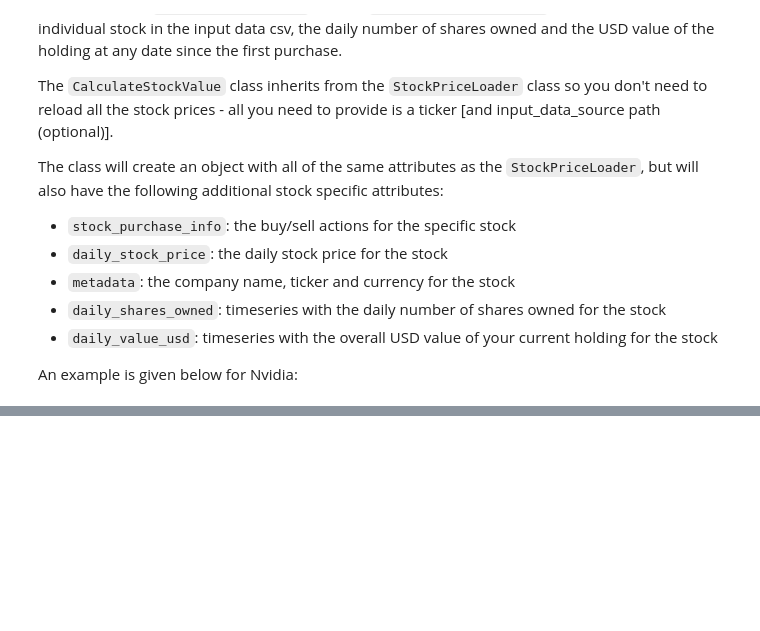
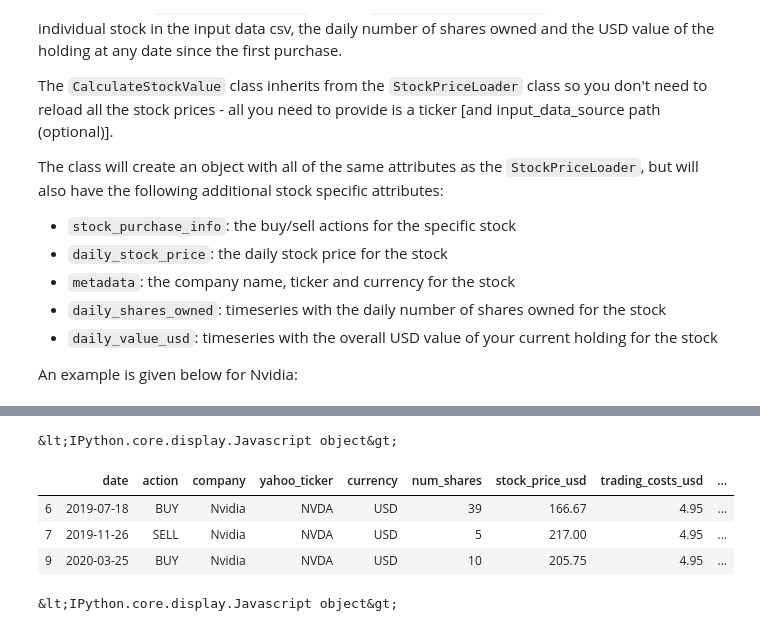
Before and after one commit to julian-west/python_portfolio_tracker, a Jupyter notebook: tutorials/loading_portfolio_data.ipynb, the cells around one changed output, grey strips where cells are left out. Drawn from its saved outputs; the diff is of its cells as text; code cells hidden in the pictures; blank space fills up the shorter version.

```diff
--- a/tutorials/loading_portfolio_data.ipynb
+++ b/tutorials/loading_portfolio_data.ipynb
@@ -223,0 +187,15 @@ combined_daily_value
+# %%
+# default data source is '../data/raw/purchase_info.csv'
+pf = Portfolio()
+# %% [output]
+&lt;IPython.core.display.Javascript object&gt;
+# %%
+# you can access individual stock info using the 'stock_objects' attribute
+#example: access 'NVDA' purchase info as also demonstrated above
+pf.stock_objects['NVDA'].stock_purchase_info
+# %% [output]
+|  | date | action | company | yahoo_ticker | currency | num_shares | stock_price_usd | trading_costs_usd | ... |
+| 6 | 2019-07-18 | BUY | Nvidia | NVDA | USD | 39 | 166.67 | 4.95 | ... |
+| 7 | 2019-11-26 | SELL | Nvidia | NVDA | USD | 5 | 217.00 | 4.95 | ... |
+| 9 | 2020-03-25 | BUY | Nvidia | NVDA | USD | 10 | 205.75 | 4.95 | ... |
+&lt;IPython.core.display.Javascript object&gt;
```
Also changed, not shown: parts of 18 cells of this notebook, 12 other files.
